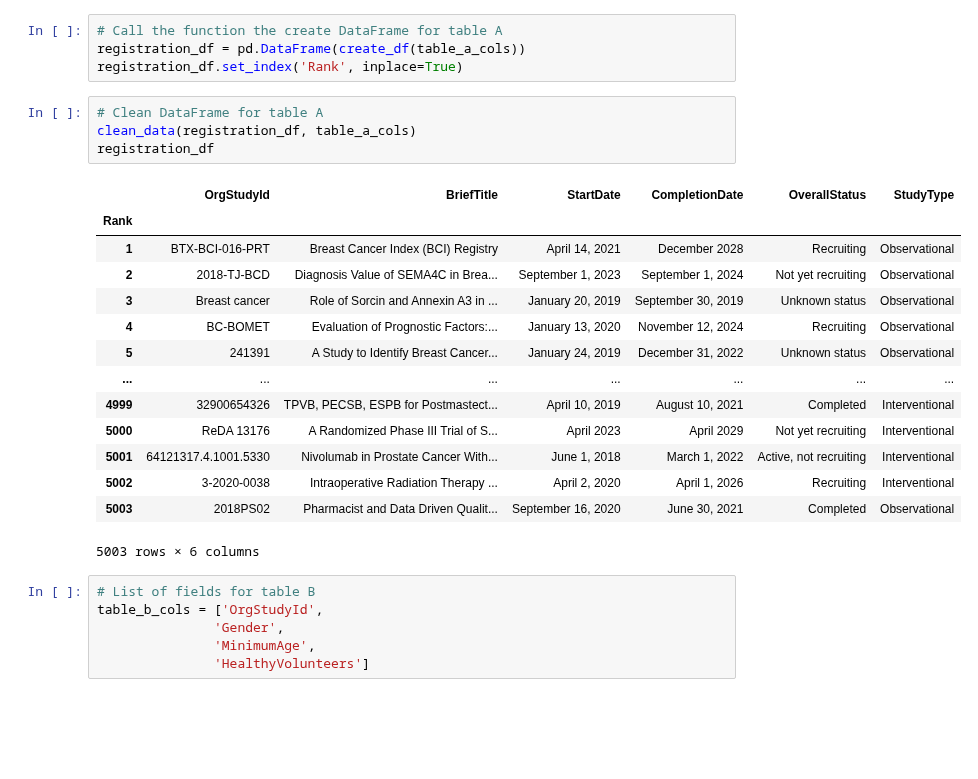
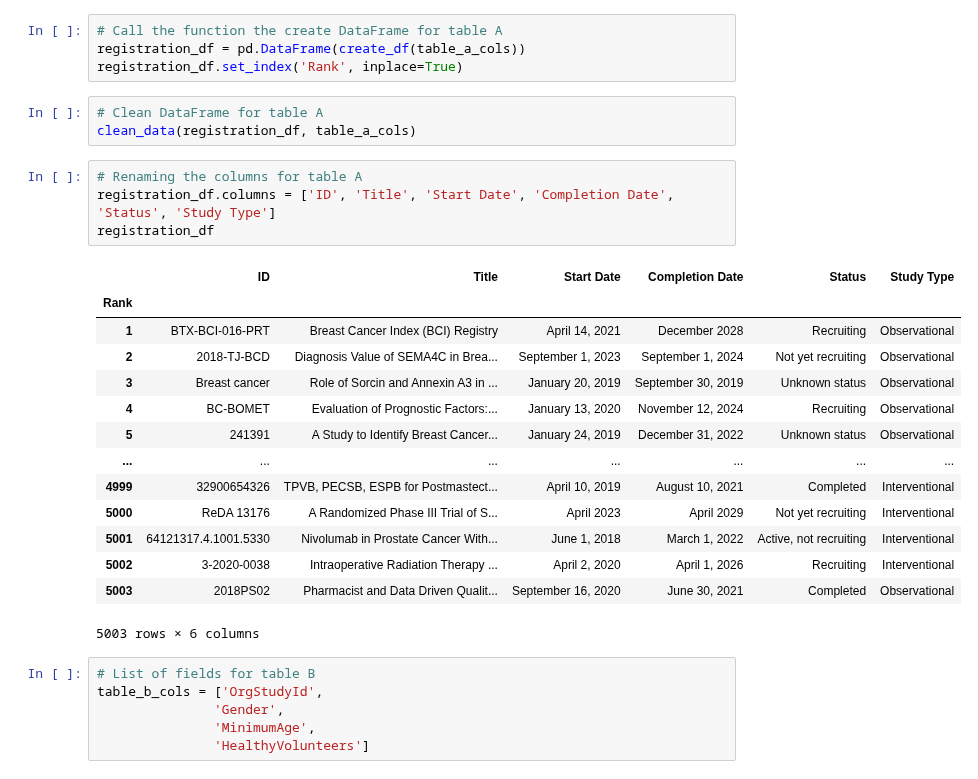
Before and after one commit to AnneLonero/Clinical_Trials_Research_Project, a Jupyter notebook: ETL Official.ipynb, the cells around one changed output. Saved outputs shown, nothing was run; the diff lists cells and outputs as text; blank space fills up the shorter version.

Commit message:
Renamed columns for tables A-C

```diff
--- a/ETL Official.ipynb
+++ b/ETL Official.ipynb
@@ -73,22 +73,25 @@ registration_df.set_index('Rank', inplace=True)
 # %%
 # Clean DataFrame for table A
 clean_data(registration_df, table_a_cols)
-registration_df
-# %% [output]
-|  | OrgStudyId | BriefTitle | StartDate | CompletionDate | OverallStatus | StudyType |
-| Rank |  |  |  |  |  |  |
-| 1 | BTX-BCI-016-PRT | Breast Cancer Index (BCI) Registry | April 14, 2021 | December 2028 | Recruiting | Observational |
-| 2 | 2018-TJ-BCD | Diagnosis Value of SEMA4C in Brea... | September 1, 2023 | September 1, 2024 | Not yet recruiting | Observational |
-| 3 | Breast cancer | Role of Sorcin and Annexin A3 in ... | January 20, 2019 | September 30, 2019 | Unknown status | Observational |
-| 4 | BC-BOMET | Evaluation of Prognostic Factors:... | January 13, 2020 | November 12, 2024 | Recruiting | Observational |
-| 5 | 241391 | A Study to Identify Breast Cancer... | January 24, 2019 | December 31, 2022 | Unknown status | Observational |
-| ... | ... | ... | ... | ... | ... | ... |
-| 4999 | 32900654326 | TPVB, PECSB, ESPB for Postmastect... | April 10, 2019 | August 10, 2021 | Completed | Interventional |
-| 5000 | ReDA 13176 | A Randomized Phase III Trial of S... | April 2023 | April 2029 | Not yet recruiting | Interventional |
-| 5001 | 64121317.4.1001.5330 | Nivolumab in Prostate Cancer With... | June 1, 2018 | March 1, 2022 | Active, not recruiting | Interventional |
-| 5002 | 3-2020-0038 | Intraoperative Radiation Therapy ... | April 2, 2020 | April 1, 2026 | Recruiting | Interventional |
-| 5003 | 2018PS02 | Pharmacist and Data Driven Qualit... | September 16, 2020 | June 30, 2021 | Completed | Observational |
-5003 rows × 6 columns
+# %%
+# Renaming the columns for table A
+registration_df.columns = ['ID', 'Title', 'Start Date', 'Completion Date', 'Status', 'Study Type']
+registration_df
+# %% [output]
+|  | ID | Title | Start Date | Completion Date | Status | Study Type |
+| Rank |  |  |  |  |  |  |
+| 1 | BTX-BCI-016-PRT | Breast Cancer Index (BCI) Registry | April 14, 2021 | December 2028 | Recruiting | Observational |
+| 2 | 2018-TJ-BCD | Diagnosis Value of SEMA4C in Brea... | September 1, 2023 | September 1, 2024 | Not yet recruiting | Observational |
+| 3 | Breast cancer | Role of Sorcin and Annexin A3 in ... | January 20, 2019 | September 30, 2019 | Unknown status | Observational |
+| 4 | BC-BOMET | Evaluation of Prognostic Factors:... | January 13, 2020 | November 12, 2024 | Recruiting | Observational |
+| 5 | 241391 | A Study to Identify Breast Cancer... | January 24, 2019 | December 31, 2022 | Unknown status | Observational |
+| ... | ... | ... | ... | ... | ... | ... |
+| 4999 | 32900654326 | TPVB, PECSB, ESPB for Postmastect... | April 10, 2019 | August 10, 2021 | Completed | Interventional |
+| 5000 | ReDA 13176 | A Randomized Phase III Trial of S... | April 2023 | April 2029 | Not yet recruiting | Interventional |
+| 5001 | 64121317.4.1001.5330 | Nivolumab in Prostate Cancer With... | June 1, 2018 | March 1, 2022 | Active, not recruiting | Interventional |
+| 5002 | 3-2020-0038 | Intraoperative Radiation Therapy ... | April 2, 2020 | April 1, 2026 | Recruiting | Interventional |
+| 5003 | 2018PS02 | Pharmacist and Data Driven Qualit... | September 16, 2020 | June 30, 2021 | Completed | Observational |
+5003 rows × 6 columns
 # %%
 # List of fields for table B
 table_b_cols = ['OrgStudyId',
```
Also changed, not shown: parts of 5 cells of this notebook, 5 other files.
